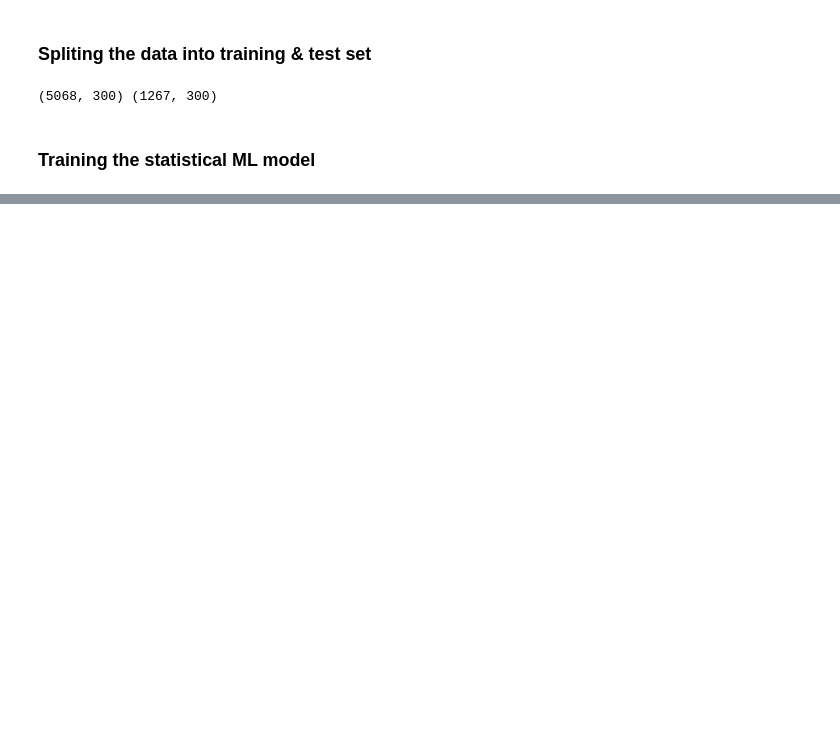
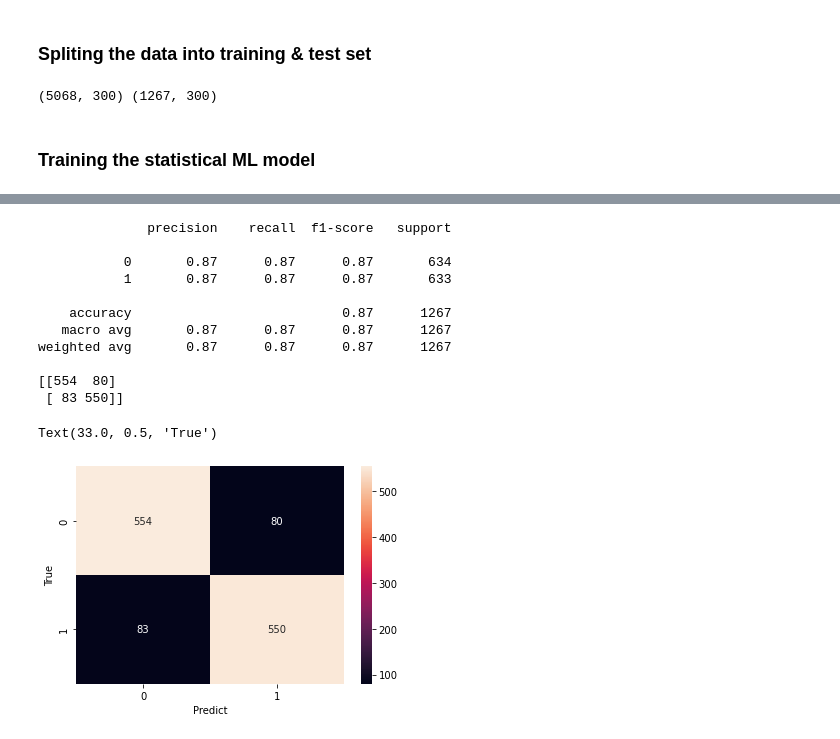
Before and after one commit to ivanamati/NLP.Fake_News_Classifier, a Jupyter notebook: fake_news_gensim_classifier.ipynb, the cells around one changed output, grey strips where cells are left out. Saved outputs shown, nothing was run; the diff lists cells and outputs as text; code cells hidden in the pictures; blank space fills up the shorter version.

```diff
--- a/fake_news_gensim_classifier.ipynb
+++ b/fake_news_gensim_classifier.ipynb
@@ -114,0 +171,29 @@ linear_model.fit(X_train_2d, y_train)
+# %%
+gradient_model = GradientBoostingClassifier()
+
+gradient_model.fit(X_train_2d, y_train)
+
+y_pred = gradient_model.predict(X_test_2d)
+
+print(classification_report(y_test,y_pred))
+
+cm = confusion_matrix(y_test,y_pred)
+print(cm)
+
+sns.heatmap(cm, annot=True, fmt='d')
+plt.xlabel('Predict')
+plt.ylabel('True')
+# %% [output]
+              precision    recall  f1-score   support
+
+           0       0.87      0.87      0.87       634
+           1       0.87      0.87      0.87       633
+
+    accuracy                           0.87      1267
+   macro avg       0.87      0.87      0.87      1267
+weighted avg       0.87      0.87      0.87      1267
+
+[[554  80]
+ [ 83 550]]
+Text(33.0, 0.5, 'True')
+[figure, added]
```
Also changed, not shown: parts of 3 cells of this notebook, 2 other files.
